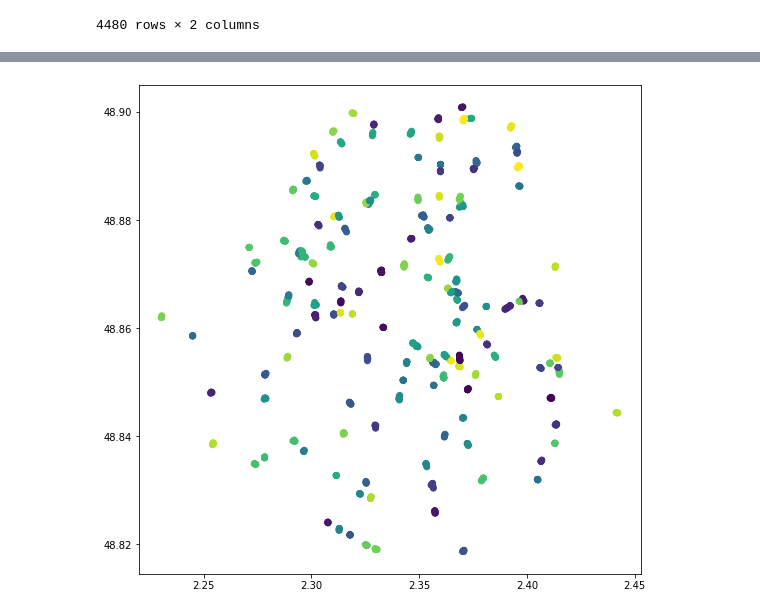
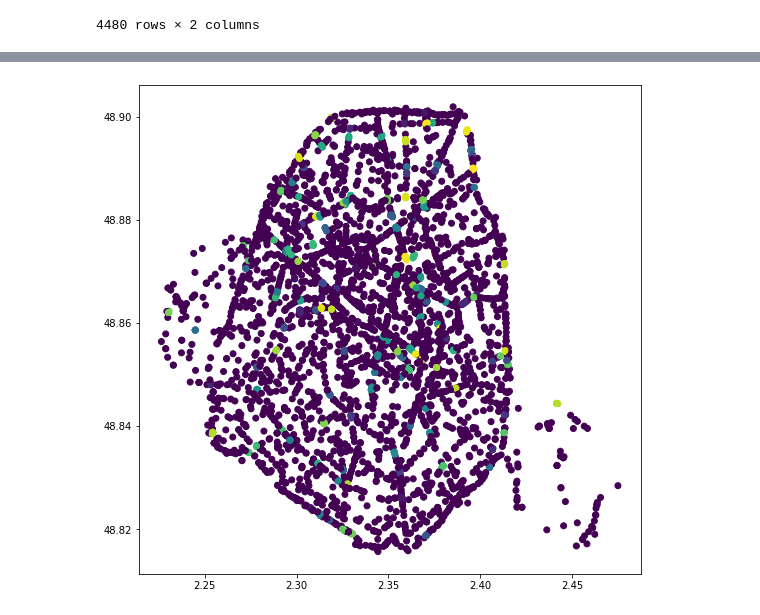
Before and after one commit to MKrouma/2R, a Jupyter notebook: prod/model/model_dev.ipynb, the cells around one changed output, grey strips where cells are left out. Drawn from its saved outputs; the diff is of its cells as text; code cells hidden in the pictures.

Commit message:
model-dev

```diff
--- a/prod/model/model_dev.ipynb
+++ b/prod/model/model_dev.ipynb
@@ -115,12 +118,16 @@ def cluster_model(df, hyperparam):
     eps_in_meters = hyperparam["eps_in_meters"]
     num_samples = hyperparam["num_samples"]
     metric_dist = hyperparam["metric_dist"]
+    algorithm = hyperparam["algorithm"]
 
     # eps in radians
     earth_perimeter = 40070000.0  # In meters
     eps_in_radians = eps_in_meters / earth_perimeter * (2 * math.pi)
 
-    db_scan = DBSCAN(eps=eps_in_radians, min_samples=num_samples, metric=metric_dist)
+    db_scan = DBSCAN(eps=eps_in_radians,
+                     min_samples=num_samples,
+                     metric=metric_dist,
+                     algorithm=algorithm)
     db_scan.fit(df[["rad_lat", "rad_long"]])
 
     # fit - clusters
@@ -128,20 +135,21 @@ def cluster_model(df, hyperparam):
     df["cluster"] = db_scan.labels_
 
     # metrics
-    sil_score = round(metrics.silhouette_score(df, df['cluster']), 3)
+    sil_score = round(metrics.silhouette_score(df[["rad_lat", "rad_long"]], df['cluster']), 3)
     print(f"Score : {sil_score}")
 
     # return
-    return df, sil_score
+    return df, db_scan
 
 ## RUN
 hyperparam = {
     "eps_in_meters" : 50,
     "num_samples" : 5,
-    "metric_dist" : "haversine"
+    "metric_dist" : "haversine",
+    "algorithm" : "ball_tree"
 }
 
-accidents_df, sil_score = cluster_model(accidents_df, hyperparam)
-len(set(accidents_df["cluster"]))
-accidents_df.groupby(["cluster"]).count()
+accidents_df_1, db_scan = cluster_model(accidents_df, hyperparam)
+display(len(set(accidents_df_1["cluster"])))
+display(accidents_df_1.groupby(["cluster"]).count().head())
 # %% [output]
@@ -163,15 +165,15 @@ Score : -0.399
 # %%
 def plot_clusters(df) :
     """plot clusters
     """
 
     plt.figure(figsize=(9,9))
     plt.scatter(df["long"], df["lat"], c=df["cluster"])
     plt.show()
 
 ## RUN
-mask = accidents_df["cluster"].isin([-1])
-df_to_plot = accidents_df[~mask]
-plot_clusters(df_to_plot)
+mask = accidents_df_1["cluster"].isin([-1])
+df_to_plot = accidents_df_1[~mask]
+plot_clusters(accidents_df_1)
 # %% [output]
-[figure, old version]
+[figure, new version]
```
Also changed, not shown: parts of 8 cells of this notebook, 6 other files.
